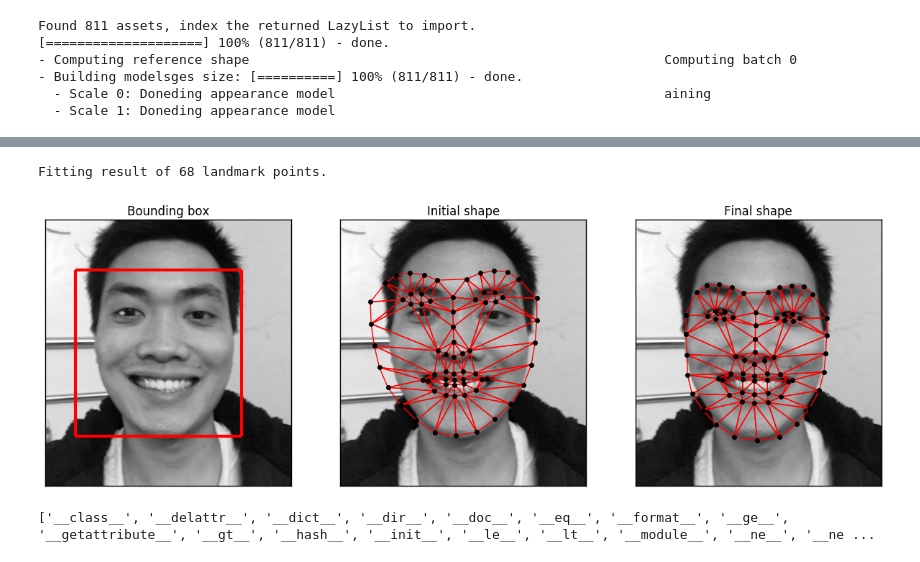
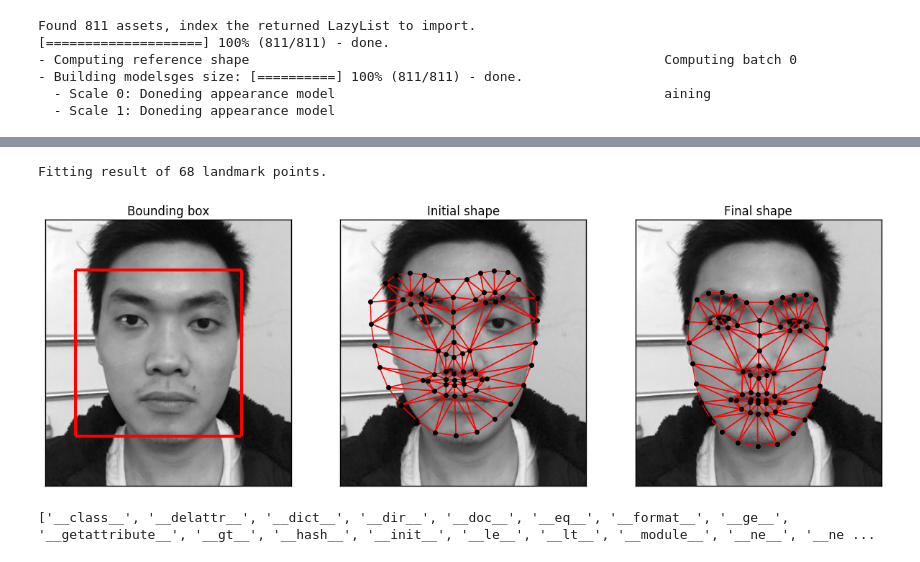
Before and after one commit to LeeKien95/GR, a Jupyter notebook: AAM.ipynb, the cells around one changed output, grey strips where cells are left out. Saved outputs shown, nothing was run; the diff lists cells and outputs as text; code cells hidden in the pictures.

```diff
--- a/AAM.ipynb
+++ b/AAM.ipynb
@@ -96,41 +96,41 @@ from menpodetect import load_dlib_frontal_face_detector
 path_to_test = Path('/Programing/GR/Code/CK+/test_images')
 
 # Load and convert to grayscale
-image = mio.import_image(path_to_test / '14.png')
+image = mio.import_image(path_to_test / '13.png')
 if image.n_channels == 3:
         image = image.as_greyscale()
 # Detect face
 
 detect = load_dlib_frontal_face_detector()
 bboxes = detect(image)
 
 # Crop the image for better visualization of the result
 image = image.crop_to_landmarks_proportion(0.3, group='dlib_0')
 bboxes[0] = image.landmarks['dlib_0'].lms
 
 if len(bboxes) > 0:
     # Fit AAM
     result = fitter.fit_from_bb(image, bboxes[0], max_iters=[50, 5])
     print(result)
 
     # Visualize
     plt.subplot(131);
     image.view()
     bboxes[0].view(line_width=3, render_markers=False)
     plt.gca().set_title('Bounding box')
 
     plt.subplot(132)
     image.view()
     result.initial_shape.view(marker_size=4)
     plt.gca().set_title('Initial shape')
 
     plt.subplot(133)
     image.view()
     result.final_shape.view(marker_size=4, figure_size=(15, 13))
     plt.gca().set_title('Final shape')
 # %% [output]
 Fitting result of 68 landmark points.
-[figure, old version]
+[figure, new version]
 # %%
 print(dir(result))
 # %% [output]
```
Also changed, not shown: parts of 1 cell of this notebook.
